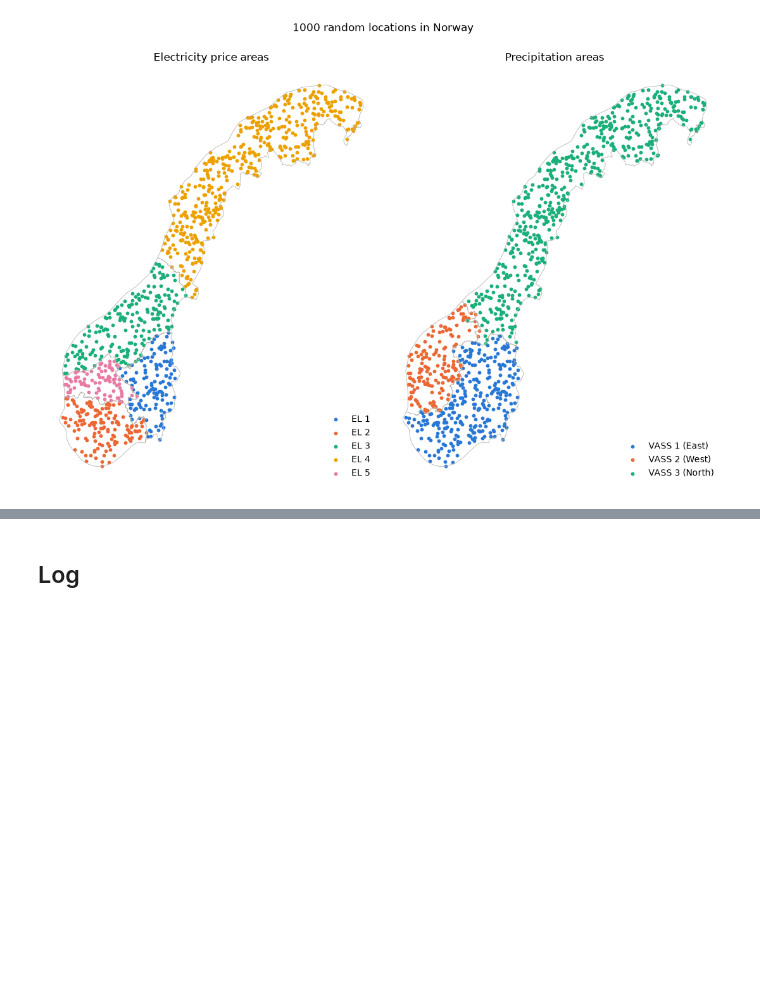
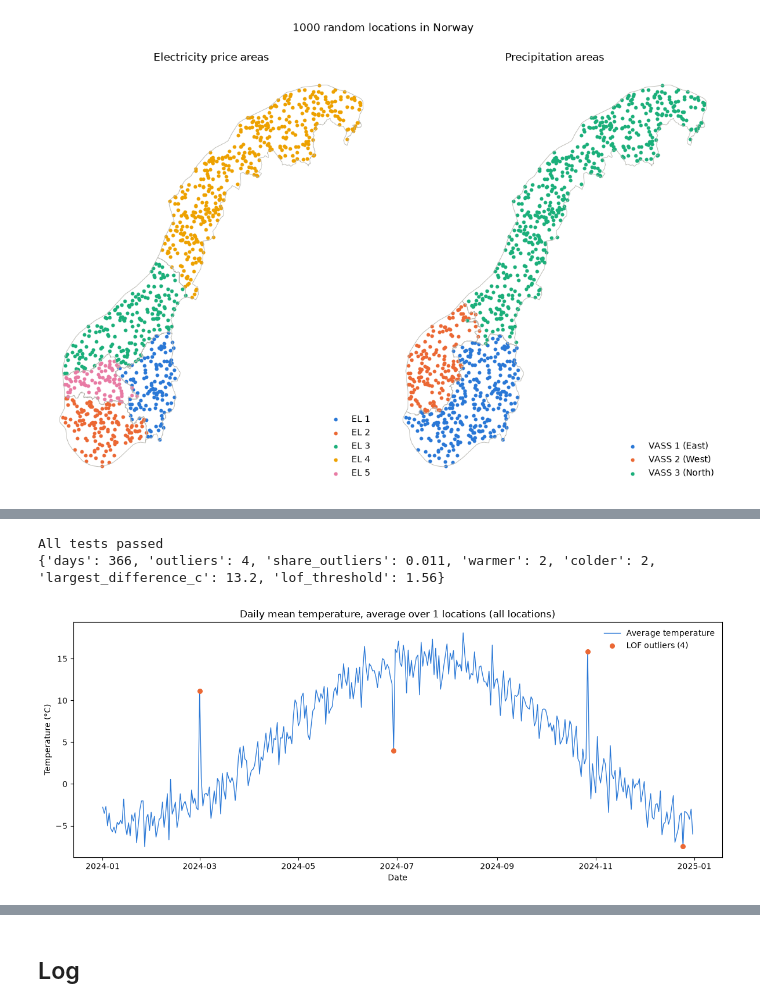
Before and after one commit to isach07/IND320_isachstevik, a Jupyter notebook: notebooks/project_work_part3.ipynb, the cells around one changed output, grey strips where cells are left out. Saved outputs shown, nothing was run; the diff lists cells and outputs as text; code cells hidden in the pictures; blank space fills up the shorter version.

```diff
--- a/notebooks/project_work_part3.ipynb
+++ b/notebooks/project_work_part3.ipynb
@@ -352,0 +663,35 @@ weather[["precipitation_sum", "temperature_2m_mean", "snowfall_sum", "wind_speed
+# %%
+rng = np.random.default_rng(320)
+dates = pd.date_range("2024-01-01", "2024-12-31")
+season = 5 - 10 * np.cos(2 * np.pi * (dates.dayofyear.to_numpy() - 15) / 366)   # cold in January
+test_values = season + rng.normal(0, 1.5, len(dates))
+anomaly_days = [60, 180, 300]
+test_values[anomaly_days] += [12, -12, 12]
+test_weather = pd.DataFrame({"date": dates, "temperature_2m_mean": test_values})
+
+fig, test_outliers, test_summary = temperature_anomalies(test_weather)
+
+# the three planted anomalies are found
+assert set(dates[anomaly_days]) <= set(test_outliers.index)
+assert list(test_outliers.loc[dates[anomaly_days], "direction"]) == ["warmer", "colder", "warmer"]
+
+# the proportion decides how many days are marked
+for proportion in [0.01, 0.05, 0.1]:
+    marked = temperature_anomalies(test_weather, proportion=proportion)[2]["outliers"]
+    assert abs(marked - proportion * len(dates)) <= 1, (proportion, marked)
+
+# a proportion outside (0, 0.5] is refused
+for bad_proportion in [0, 0.6]:
+    try:
+        temperature_anomalies(test_weather, proportion=bad_proportion)
+        raise AssertionError("expected an error")
+    except ValueError:
+        pass
+
+print("All tests passed")
+print(test_summary)
+fig
+# %% [output]
+All tests passed
+{'days': 366, 'outliers': 4, 'share_outliers': 0.011, 'warmer': 2, 'colder': 2, 'largest_difference_c': 13.2, 'lof_threshold': 1.56}
+[figure, added]
```
Also changed, not shown: parts of 36 cells of this notebook, 2 other files.
